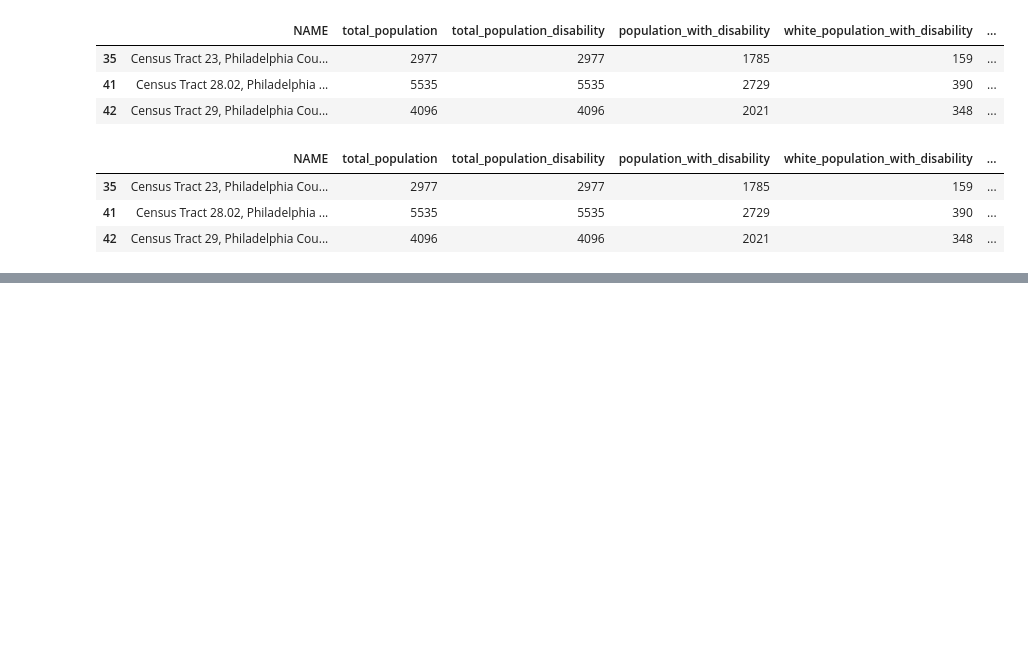
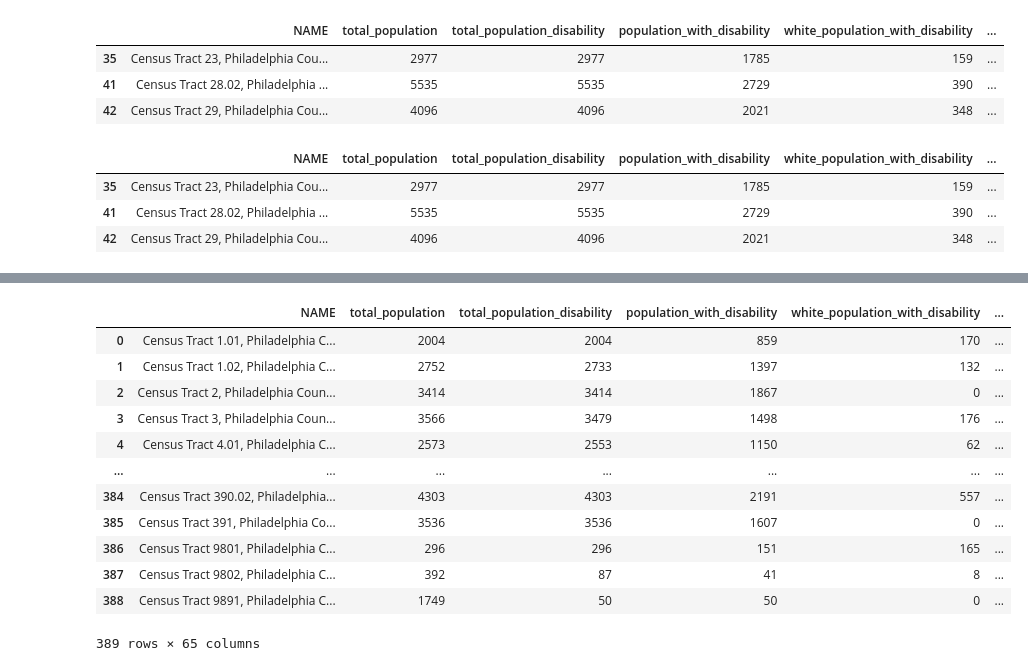
Before and after one commit to astauf03/musa5500-python-final, a Jupyter notebook: notebooks/census/census_variables.ipynb, the cells around one changed output, grey strips where cells are left out. Cells and saved outputs as stored; diff of their text form; code cells hidden in the pictures; blank space fills up the shorter version.

```diff
--- a/notebooks/census/census_variables.ipynb
+++ b/notebooks/census/census_variables.ipynb
@@ -460,0 +462,16 @@ plt.show()
+# %%
+gdf_mobility
+# %% [output]
+|  | NAME | total_population | total_population_disability | population_with_disability | white_population_with_disability | ... |
+| 0 | Census Tract 1.01, Philadelphia C... | 2004 | 2004 | 859 | 170 | ... |
+| 1 | Census Tract 1.02, Philadelphia C... | 2752 | 2733 | 1397 | 132 | ... |
+| 2 | Census Tract 2, Philadelphia Coun... | 3414 | 3414 | 1867 | 0 | ... |
+| 3 | Census Tract 3, Philadelphia Coun... | 3566 | 3479 | 1498 | 176 | ... |
+| 4 | Census Tract 4.01, Philadelphia C... | 2573 | 2553 | 1150 | 62 | ... |
+| ... | ... | ... | ... | ... | ... | ... |
+| 384 | Census Tract 390.02, Philadelphia... | 4303 | 4303 | 2191 | 557 | ... |
+| 385 | Census Tract 391, Philadelphia Co... | 3536 | 3536 | 1607 | 0 | ... |
+| 386 | Census Tract 9801, Philadelphia C... | 296 | 296 | 151 | 165 | ... |
+| 387 | Census Tract 9802, Philadelphia C... | 392 | 87 | 41 | 8 | ... |
+| 388 | Census Tract 9891, Philadelphia C... | 1749 | 50 | 50 | 0 | ... |
+389 rows × 65 columns
```
Also changed, not shown: parts of 3 cells of this notebook, 18 other files.
